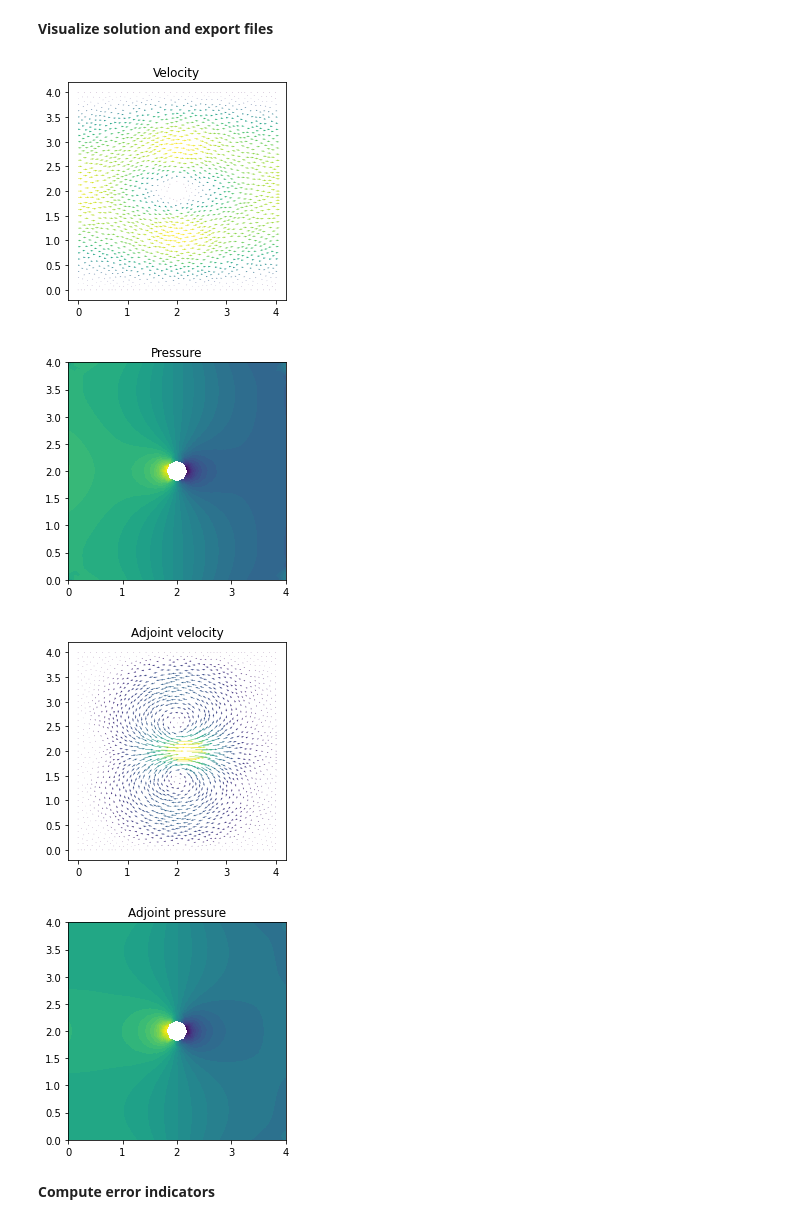
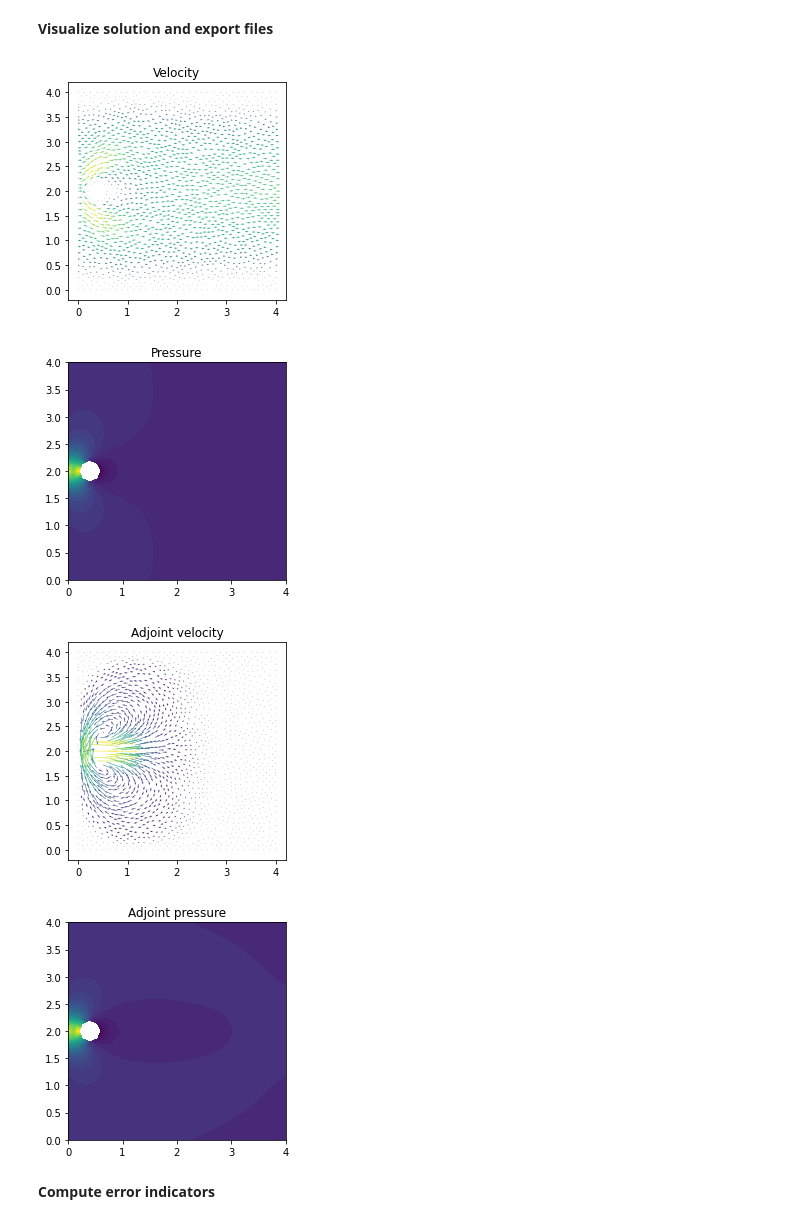
Before and after one commit to johanhoffman/DD2365-VT20, a Jupyter notebook: Lab-3/Linde-Stokes-AMR.ipynb, the cells around one changed output. Drawn from its saved outputs; the diff is of its cells as text; code cells hidden in the pictures.

```diff
--- a/Lab-3/Linde-Stokes-AMR.ipynb
+++ b/Lab-3/Linde-Stokes-AMR.ipynb
@@ -157,7 +157,7 @@ L = 4
 H = 4
 
 # Define circle
-xc = 0.5*L
+xc = 0.1*L
 yc = 0.5*H
 rc = 0.2
 
@@ -263,49 +263,49 @@ solve(res_a == 0, wa)
 # %% [markdown]
 **Visualize solution and export files**
 # %%
-# !rm results-Stokes/*
+!rm results-Stokes/*
 
 # Open files to export solution to Paraview
-file_u = File("results-Stokes/u05.pvd")
-file_p = File("results-Stokes/p05.pvd")
-file_phi = File("results-Stokes/phi05.pvd")
-file_theta = File("results-Stokes/theta05.pvd")
+file_u = File("results-Stokes/u.pvd")
+file_p = File("results-Stokes/p.pvd")
+file_phi = File("results-Stokes/phi.pvd")
+file_theta = File("results-Stokes/theta.pvd")
 
 # Initiate functions to save and visualize the solutions
 u_fcn = project(u, V)
 p_fcn = project(p, Q)
 phi_fcn = project(phi, V)
 theta_fcn = project(theta, Q)
 
 # Save solution to file
 file_u << u_fcn
 file_p << p_fcn
 file_phi << phi_fcn
 file_theta << theta_fcn
 
 # Plot solution
 plt.figure()
 plot(u_fcn, title="Velocity")
 
 plt.figure()
 plot(p_fcn, title="Pressure")
 
 plt.figure()
 plot(phi_fcn, title="Adjoint velocity")
 
 plt.figure()
 plot(theta_fcn, title="Adjoint pressure")
 
 plt.show()
 
 # Export files
 # !tar -czvf results-Stokes.tar.gz results-Stokes
 # files.download('results-Stokes.tar.gz')
 # %% [output]
-[figure, old version]
+[figure, new version]
-[figure, old version]
+[figure, new version]
-[figure, old version]
+[figure, new version]
-[figure, old version]
+[figure, new version]
 # %% [markdown]
 **Compute error indicators**
 # %%
```
Also changed, not shown: parts of 3 cells of this notebook.
